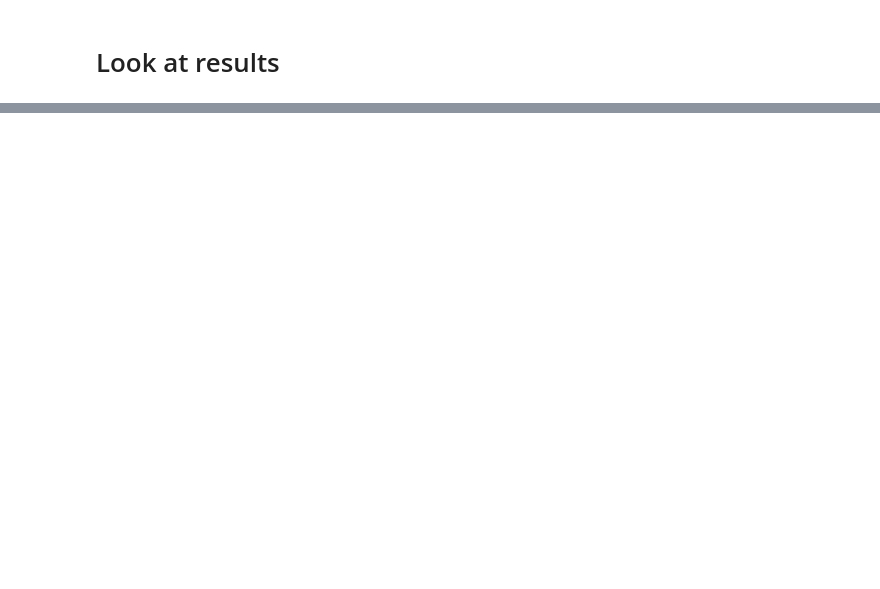
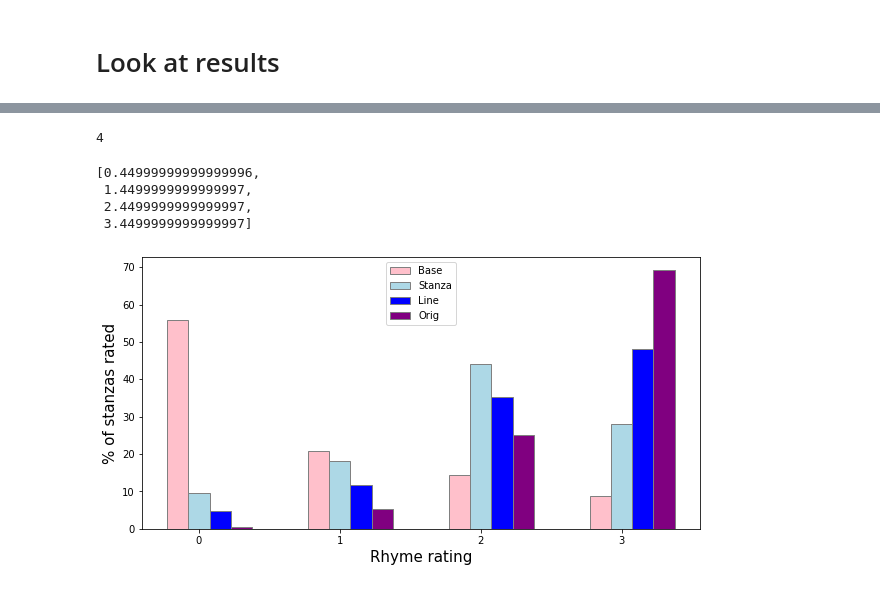
Before and after one commit to titaenstad/mester, a Jupyter notebook: poetry_generation/Analyze_annotation_data.ipynb, the cells around one changed output, grey strips where cells are left out. Cells and saved outputs as stored; diff of their text form; code cells hidden in the pictures; blank space fills up the shorter version.

```diff
--- a/poetry_generation/Analyze_annotation_data.ipynb
+++ b/poetry_generation/Analyze_annotation_data.ipynb
@@ -263,0 +438,55 @@ human_controversial(orig)
+# %%
+base = sorted(list(c_base.items()), key=lambda x: x[0])
+line = sorted(list(c_line.items()), key=lambda x: x[0])
+stanza = sorted(list(c_stanza.items()), key=lambda x: x[0])
+orig = sorted(list(c_orig.items()), key=lambda x: x[0])
+
+line = [(_, c/sum(c_line.values())*100) for _, c in line]
+base = [(_, c/sum(c_base.values())*100) for _, c in base]
+stanza = [(_, c/sum(c_stanza.values())*100) for _, c in stanza]
+orig = [(_, c/sum(c_orig.values())*100) for _, c in orig]
+# %%
+labels, base_counts = zip(*base)
+_, line_counts = zip(*line)
+_, stanza_counts = zip(*stanza)
+_, orig_counts = zip(*orig)
+# %%
+len(labels)
+# %% [output]
+4
+# %%
+br4
+# %% [output]
+[0.44999999999999996,
+ 1.4499999999999997,
+ 2.4499999999999997,
+ 3.4499999999999997]
+# %%
+fig, ax = plt.subplots(figsize=(10,5))
+
+barWidth = 0.15
+
+# Set position of bar on X axis
+br1 = np.arange(len(labels))
+br2 = [x + barWidth for x in br1]
+br3 = [x + barWidth for x in br2]
+br4 = [x + barWidth for x in br3]
+
+# Make the plot
+plt.bar(br1, base_counts, color ='pink', width = barWidth,
+        edgecolor ='grey', label ='Base')
+plt.bar(br2, stanza_counts, color ='lightblue', width = barWidth,
+        edgecolor ='grey', label ='Stanza')
+plt.bar(br3, line_counts, color ='b', width = barWidth,
+        edgecolor ='grey', label ='Line')
+plt.bar(br4, orig_counts, color ='purple', width = barWidth,
+        edgecolor ='grey', label ='Orig')
+
+plt.xlabel('Rhyme rating', fontsize = 15)
+plt.ylabel('% of stanzas rated', fontsize = 15)
+plt.xticks([r + barWidth for r in range(len(labels))], labels)
+
+plt.legend()
+plt.show()
+# %% [output]
+[figure, added]
```
Also changed, not shown: parts of 33 cells of this notebook.
